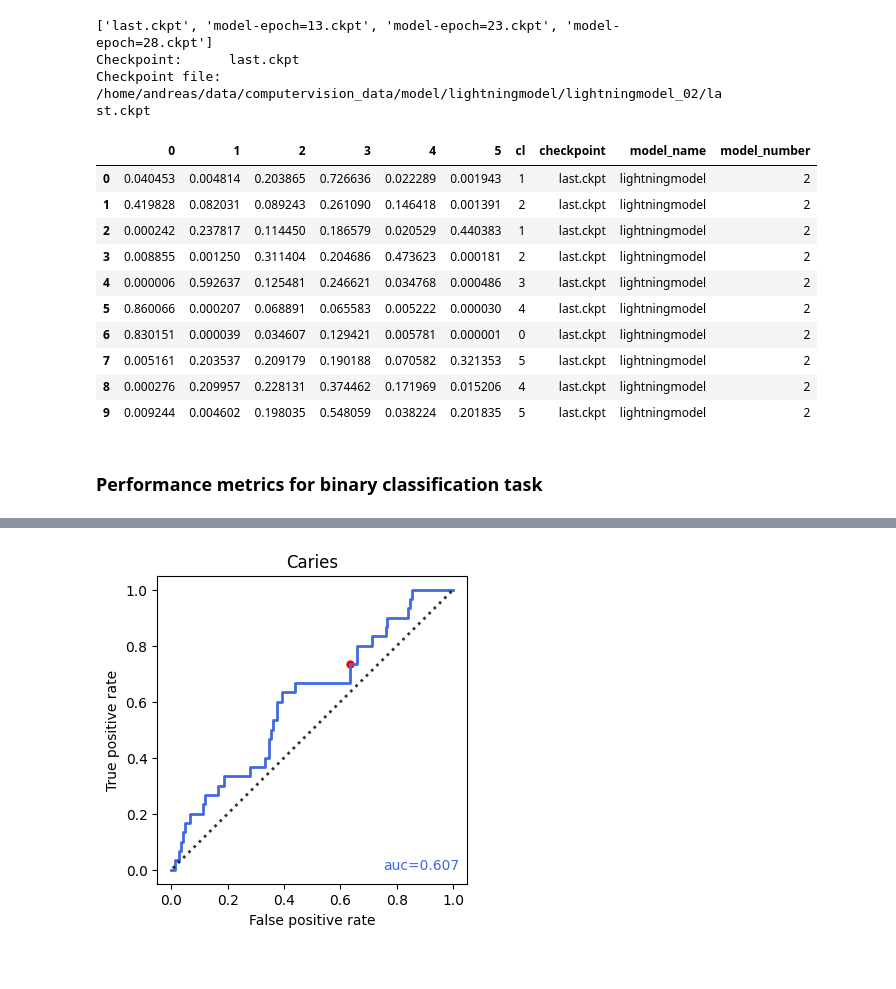
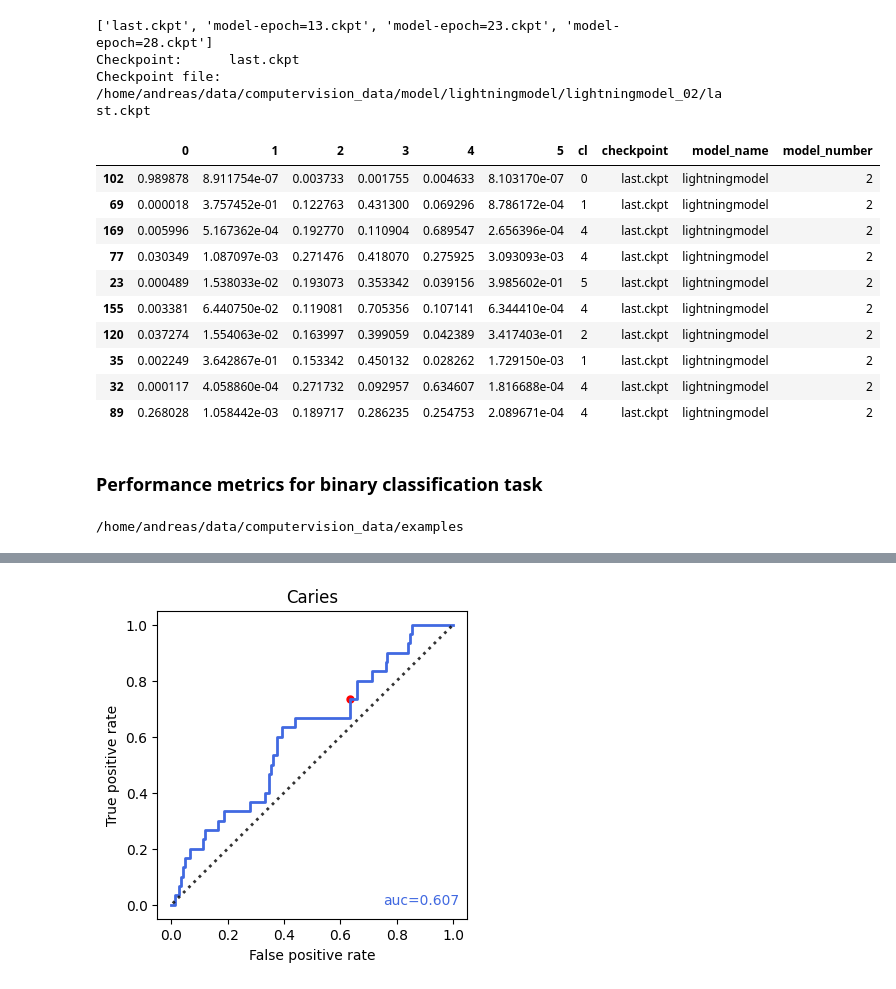
Before and after one commit to ccb-hms/computervision, a Jupyter notebook: notebooks/classification/08_test_binary.ipynb, the cells around one changed output, grey strips where cells are left out. Cells and saved outputs as stored; diff of their text form; code cells hidden in the pictures.

```diff
--- a/notebooks/classification/08_test_binary.ipynb
+++ b/notebooks/classification/08_test_binary.ipynb
@@ -238,28 +268,28 @@ Checkpoint file: /home/andreas/data/computervision_data/model/lightningmodel/lig
 # %%
 pred_df_batch_list = []
 for image_batch, label_batch in dl:
     pred_df_batch = pd.DataFrame(sm(model(image_batch.to(device))).cpu().detach().numpy()).\
         assign(cl=list(label_batch.detach().numpy()))
     pred_df_batch_list.append(pred_df_batch)
 
 pred_df = pd.concat(pred_df_batch_list, axis=0, ignore_index=True).\
     assign(checkpoint=checkpoint_name,
            model_name=model_name,
            model_number=model_number)
 
-display(pred_df.head(10))
+display(pred_df.sample(10))
 # %% [output]
 |  | 0 | 1 | 2 | 3 | 4 | 5 | cl | checkpoint | model_name | model_number |
-| 0 | 0.040453 | 0.004814 | 0.203865 | 0.726636 | 0.022289 | 0.001943 | 1 | last.ckpt | lightningmodel | 2 |
-| 1 | 0.419828 | 0.082031 | 0.089243 | 0.261090 | 0.146418 | 0.001391 | 2 | last.ckpt | lightningmodel | 2 |
-| 2 | 0.000242 | 0.237817 | 0.114450 | 0.186579 | 0.020529 | 0.440383 | 1 | last.ckpt | lightningmodel | 2 |
-| 3 | 0.008855 | 0.001250 | 0.311404 | 0.204686 | 0.473623 | 0.000181 | 2 | last.ckpt | lightningmodel | 2 |
-| 4 | 0.000006 | 0.592637 | 0.125481 | 0.246621 | 0.034768 | 0.000486 | 3 | last.ckpt | lightningmodel | 2 |
-| 5 | 0.860066 | 0.000207 | 0.068891 | 0.065583 | 0.005222 | 0.000030 | 4 | last.ckpt | lightningmodel | 2 |
-| 6 | 0.830151 | 0.000039 | 0.034607 | 0.129421 | 0.005781 | 0.000001 | 0 | last.ckpt | lightningmodel | 2 |
-| 7 | 0.005161 | 0.203537 | 0.209179 | 0.190188 | 0.070582 | 0.321353 | 5 | last.ckpt | lightningmodel | 2 |
-| 8 | 0.000276 | 0.209957 | 0.228131 | 0.374462 | 0.171969 | 0.015206 | 4 | last.ckpt | lightningmodel | 2 |
-| 9 | 0.009244 | 0.004602 | 0.198035 | 0.548059 | 0.038224 | 0.201835 | 5 | last.ckpt | lightningmodel | 2 |
+| 102 | 0.989878 | 8.911754e-07 | 0.003733 | 0.001755 | 0.004633 | 8.103170e-07 | 0 | last.ckpt | lightningmodel | 2 |
+| 69 | 0.000018 | 3.757452e-01 | 0.122763 | 0.431300 | 0.069296 | 8.786172e-04 | 1 | last.ckpt | lightningmodel | 2 |
+| 169 | 0.005996 | 5.167362e-04 | 0.192770 | 0.110904 | 0.689547 | 2.656396e-04 | 4 | last.ckpt | lightningmodel | 2 |
+| 77 | 0.030349 | 1.087097e-03 | 0.271476 | 0.418070 | 0.275925 | 3.093093e-03 | 4 | last.ckpt | lightningmodel | 2 |
+| 23 | 0.000489 | 1.538033e-02 | 0.193073 | 0.353342 | 0.039156 | 3.985602e-01 | 5 | last.ckpt | lightningmodel | 2 |
+| 155 | 0.003381 | 6.440750e-02 | 0.119081 | 0.705356 | 0.107141 | 6.344410e-04 | 4 | last.ckpt | lightningmodel | 2 |
+| 120 | 0.037274 | 1.554063e-02 | 0.163997 | 0.399059 | 0.042389 | 3.417403e-01 | 2 | last.ckpt | lightningmodel | 2 |
+| 35 | 0.002249 | 3.642867e-01 | 0.153342 | 0.450132 | 0.028262 | 1.729150e-03 | 1 | last.ckpt | lightningmodel | 2 |
+| 32 | 0.000117 | 4.058860e-04 | 0.271732 | 0.092957 | 0.634607 | 1.816688e-04 | 4 | last.ckpt | lightningmodel | 2 |
+| 89 | 0.268028 | 1.058442e-03 | 0.189717 | 0.286235 | 0.254753 | 2.089671e-04 | 4 | last.ckpt | lightningmodel | 2 |
 # %%
 # Save the predictions
 predictions_file = os.path.join(checkpoint_dir, 'test_predictions.parquet')
@@ -268,6 +298,10 @@ pred_df_save.columns = pred_df_save.columns.astype(str)
 pred_df_save.to_parquet(predictions_file)
 # %% [markdown]
 ### Performance metrics for binary classification task ###
+# %%
+print(example_dir)
+# %% [output]
+/home/andreas/data/computervision_data/examples
 # %%
 # We will pick two classes in the test data
 print(label2id)
```
Also changed, not shown: parts of 4 cells of this notebook.
